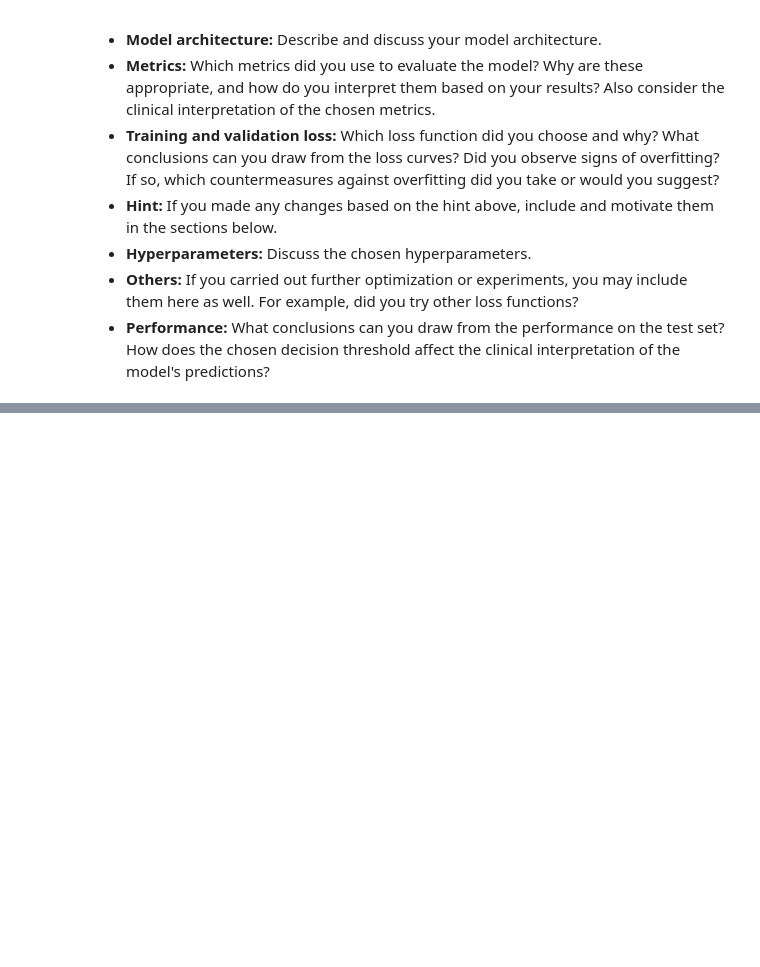
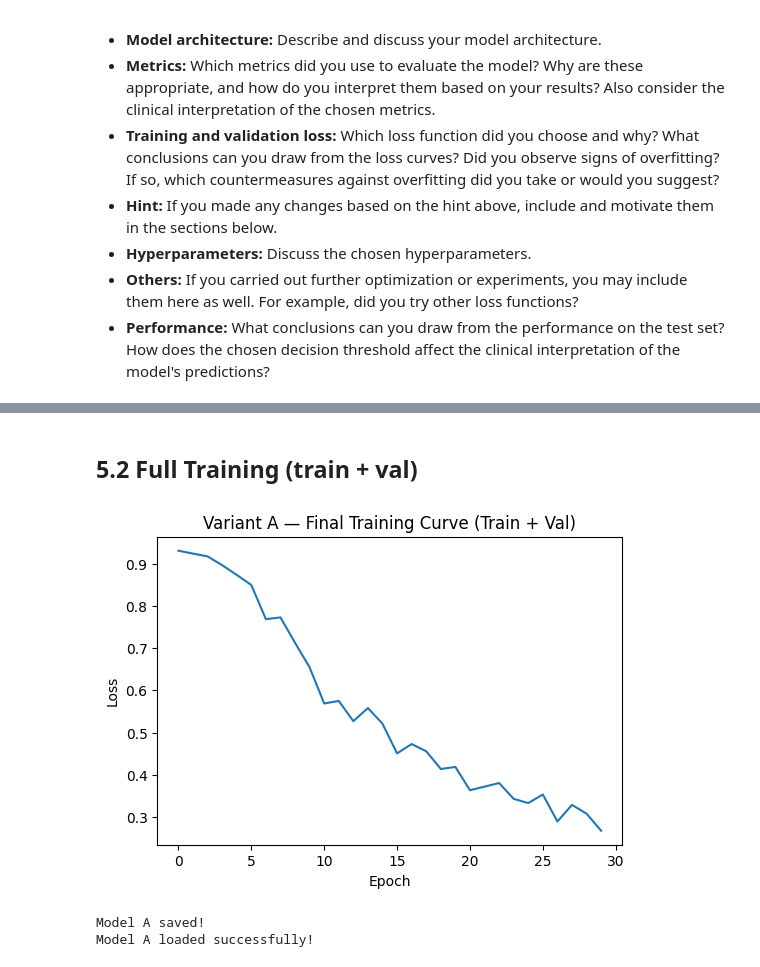
Before and after one commit to cornelka/ugentAI_kneeOA, a Jupyter notebook: notebooks/2_basemodel/baseline.ipynb, the cells around one changed output, grey strips where cells are left out. Cells and saved outputs as stored; diff of their text form; code cells hidden in the pictures; blank space fills up the shorter version.

```diff
--- a/notebooks/2_basemodel/baseline.ipynb
+++ b/notebooks/2_basemodel/baseline.ipynb
@@ -538,0 +103,16 @@ to do's:
+# %%
+DATA_DIR = "../../data/1_source/"
+
+# Variant A: full training set with default normalization stats
+train_dataset = datasets.ImageFolder(DATA_DIR + "train", transform=MyTransform())
+val_dataset = datasets.ImageFolder(DATA_DIR + "val", transform=MyPreprocess())
+test_dataset = datasets.ImageFolder(DATA_DIR + "test", transform=MyPreprocess())
+
+train_loader = DataLoader(train_dataset, batch_size=32, shuffle=True)
+val_loader = DataLoader(val_dataset, batch_size=32, shuffle=False)
+test_loader = DataLoader(test_dataset, batch_size=32, shuffle=False)
+
+print(f"Training samples: {len(train_dataset)}")
+print(f"Validation samples: {len(val_dataset)}")
+print(f"Test samples: {len(test_dataset)}")
+print(f"Classes: {train_dataset.classes}")
@@ -538,0 +503,49 @@ to do's:
+# %% [markdown]
+## 5.2 Full Training (train + val)
+# %%
+# Combine train and val for final training
+full_train_dataset_A = ConcatDataset([train_dataset, val_dataset])
+full_train_loader_A = DataLoader(full_train_dataset_A, batch_size=32, shuffle=True)
+
+final_model_A = BaselineCNN(dropout_rate=best_config_A["dropout"]).to(device)
+criterion = nn.BCEWithLogitsLoss(pos_weight=pos_weight)
+optimizer = optim.Adam(final_model_A.parameters(), lr=best_config_A["lr"])
+
+final_model_A.train()
+train_losses_A = []
+
+for epoch in range(30):
+    running_loss = 0.0
+    for images, labels in full_train_loader_A:
+        images = images.to(device)
+        labels = labels.float().to(device)
+
+        optimizer.zero_grad()
+        outputs = final_model_A(images).squeeze(1)
+        loss = criterion(outputs, labels)
+        loss.backward()
+        optimizer.step()
+        running_loss += loss.item() * images.size(0)
+
+    epoch_loss = running_loss / len(full_train_loader_A.dataset)
+    train_losses_A.append(epoch_loss)
+
+plt.figure(figsize=(6, 4))
+plt.plot(train_losses_A)
+plt.xlabel("Epoch")
+plt.ylabel("Loss")
+plt.title("Variant A — Final Training Curve (Train + Val)")
+plt.show()
+
+# Save and reload
+torch.save(final_model_A.state_dict(), "baseline_model_A.pth")
+print("Model A saved!")
+
+loaded_model_A = BaselineCNN(dropout_rate=best_config_A["dropout"]).to(device)
+loaded_model_A.load_state_dict(torch.load("baseline_model_A.pth", map_location=device))
+loaded_model_A.eval()
+print("Model A loaded successfully!")
+# %% [output]
+[figure, added]
+Model A saved!
+Model A loaded successfully!
```
Also changed, not shown: parts of 59 cells of this notebook.
